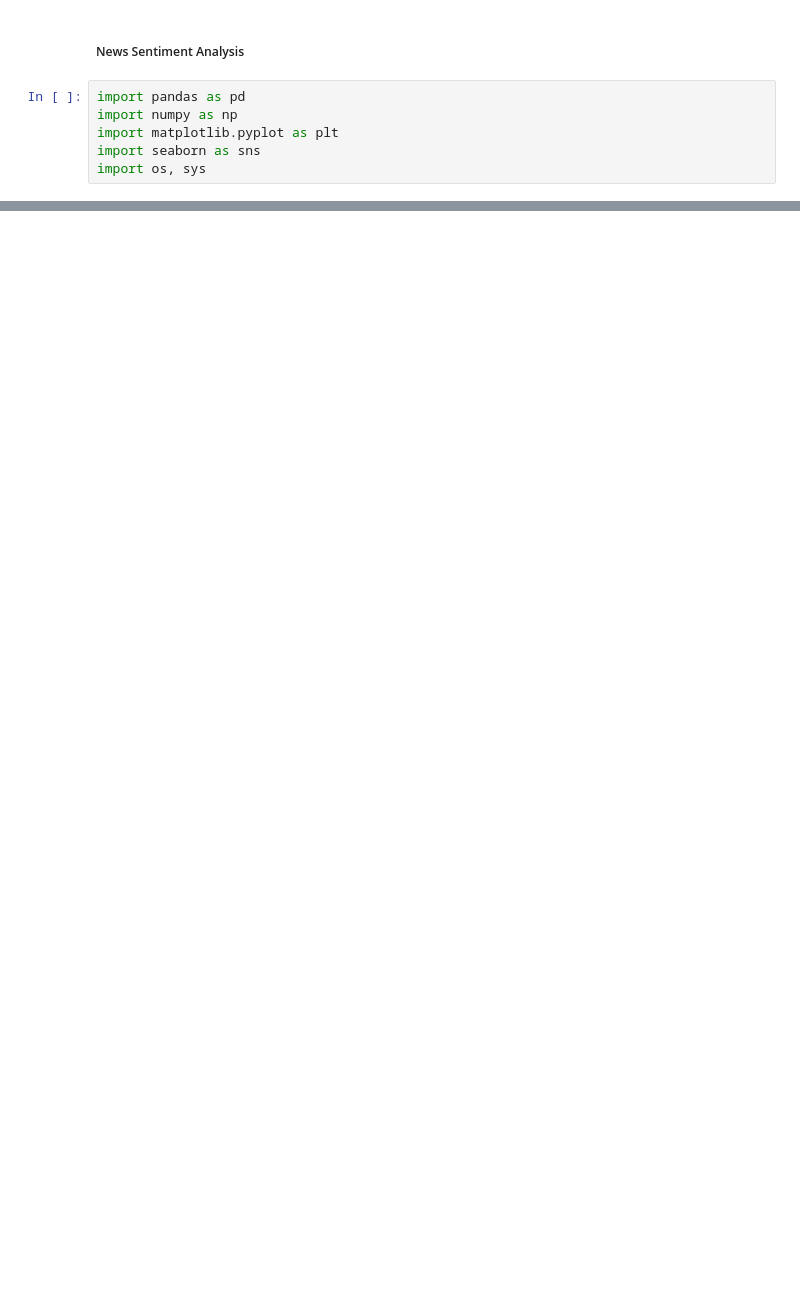
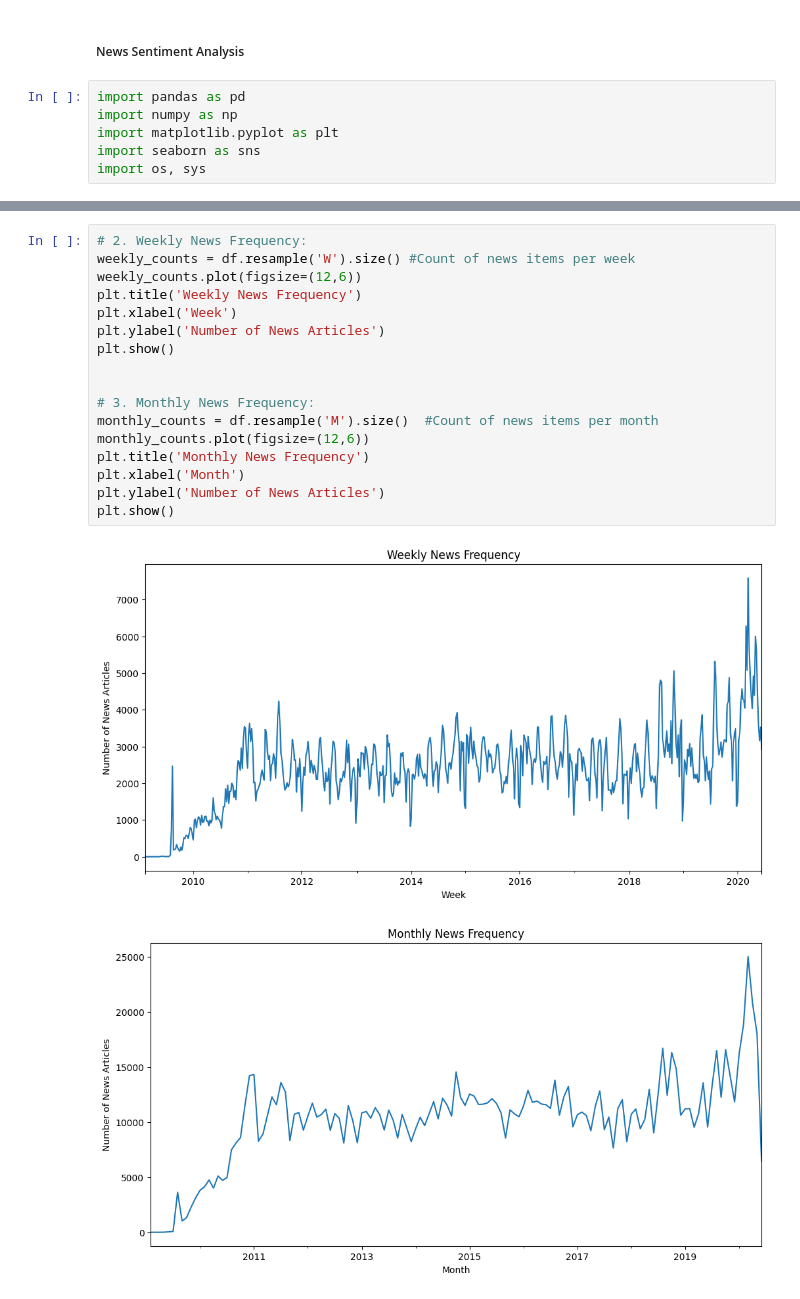
Before and after one commit to abrehamashebir/kaim3-stock-price-analysis, a Jupyter notebook: notebook/news_sentiment.ipynb, the cells around one changed output, grey strips where cells are left out. Drawn from its saved outputs; the diff is of its cells as text; blank space fills up the shorter version.

```diff
--- a/notebook/news_sentiment.ipynb
+++ b/notebook/news_sentiment.ipynb
@@ -29,0 +118,20 @@ df
+# %%
+# 2. Weekly News Frequency:
+weekly_counts = df.resample('W').size() #Count of news items per week
+weekly_counts.plot(figsize=(12,6))
+plt.title('Weekly News Frequency')
+plt.xlabel('Week')
+plt.ylabel('Number of News Articles')
+plt.show()
+
+
+# 3. Monthly News Frequency:
+monthly_counts = df.resample('M').size()  #Count of news items per month
+monthly_counts.plot(figsize=(12,6))
+plt.title('Monthly News Frequency')
+plt.xlabel('Month')
+plt.ylabel('Number of News Articles')
+plt.show()
+# %% [output]
+[figure, added]
+[figure, added]
```
Also changed, not shown: parts of 14 cells of this notebook, 1 other file.
